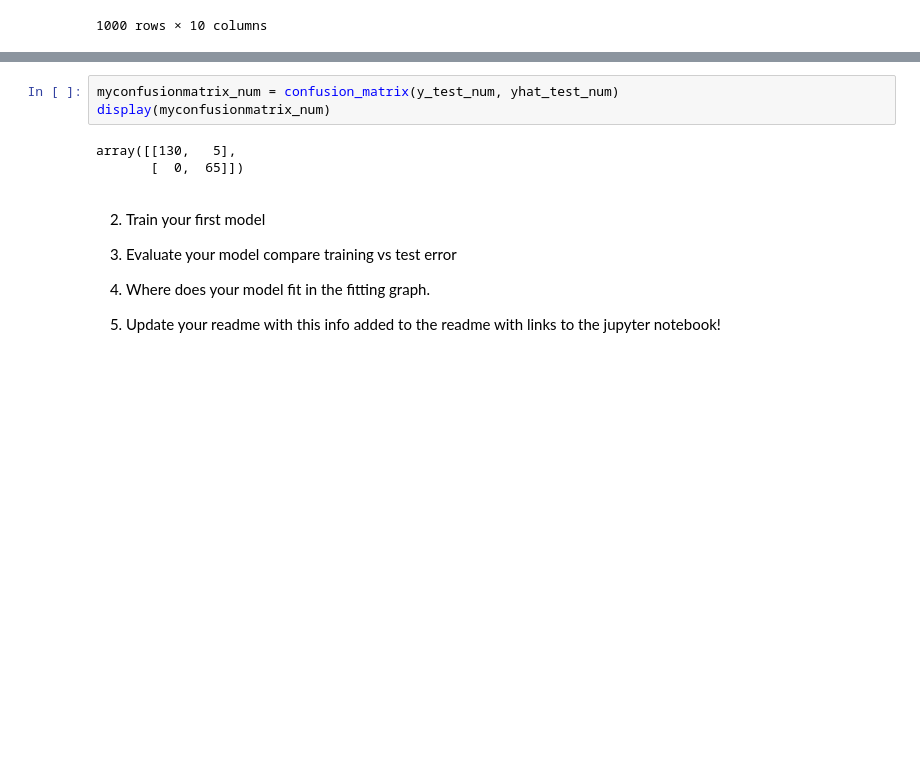
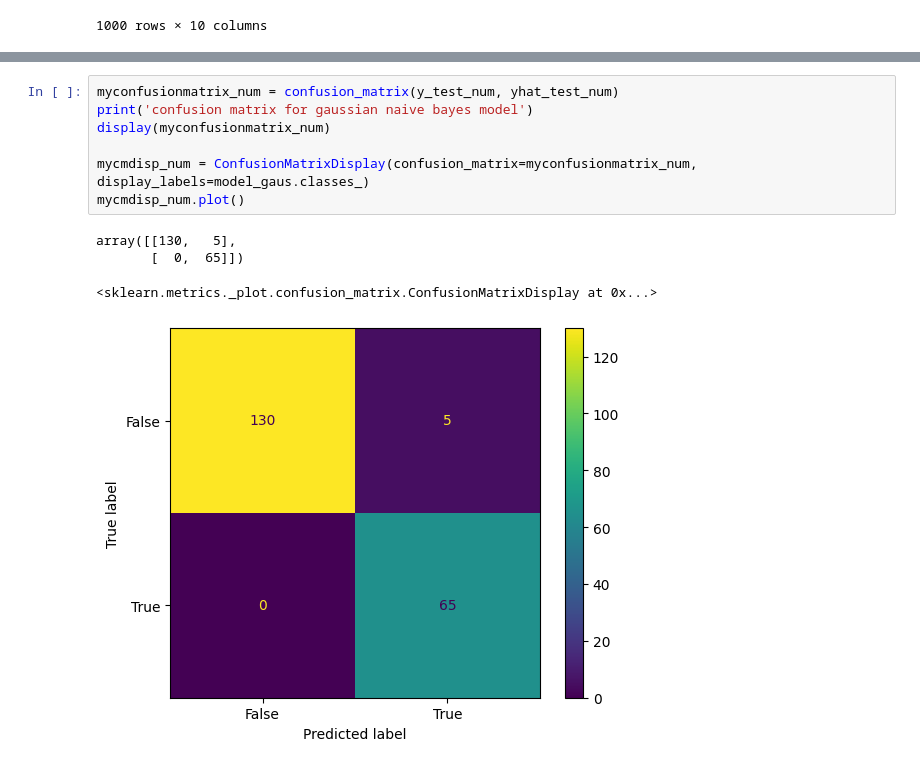
Before and after one commit to smsophiemi/ECS-171-Final-Project, a Jupyter notebook: Project.ipynb, the cells around one changed output, grey strips where cells are left out. Saved outputs shown, nothing was run; the diff lists cells and outputs as text; blank space fills up the shorter version.

```diff
--- a/Project.ipynb
+++ b/Project.ipynb
@@ -243,14 +259,12 @@ array([[120,  15],
 # %%
 myconfusionmatrix_num = confusion_matrix(y_test_num, yhat_test_num)
+print('confusion matrix for gaussian naive bayes model')
 display(myconfusionmatrix_num)
+
+mycmdisp_num = ConfusionMatrixDisplay(confusion_matrix=myconfusionmatrix_num, display_labels=model_gaus.classes_)
+mycmdisp_num.plot()
 # %% [output]
 array([[130,   5],
        [  0,  65]])
+<sklearn.metrics._plot.confusion_matrix.ConfusionMatrixDisplay at 0x...>
+[figure, added]
-# %% [markdown]
-2. Train your first model
-
-3. Evaluate your model compare training vs test error
-
-4. Where does your model fit in the fitting graph.
-
-5. Update your readme with this info added to the readme with links to the jupyter notebook!
```
Also changed, not shown: parts of 14 cells of this notebook.
